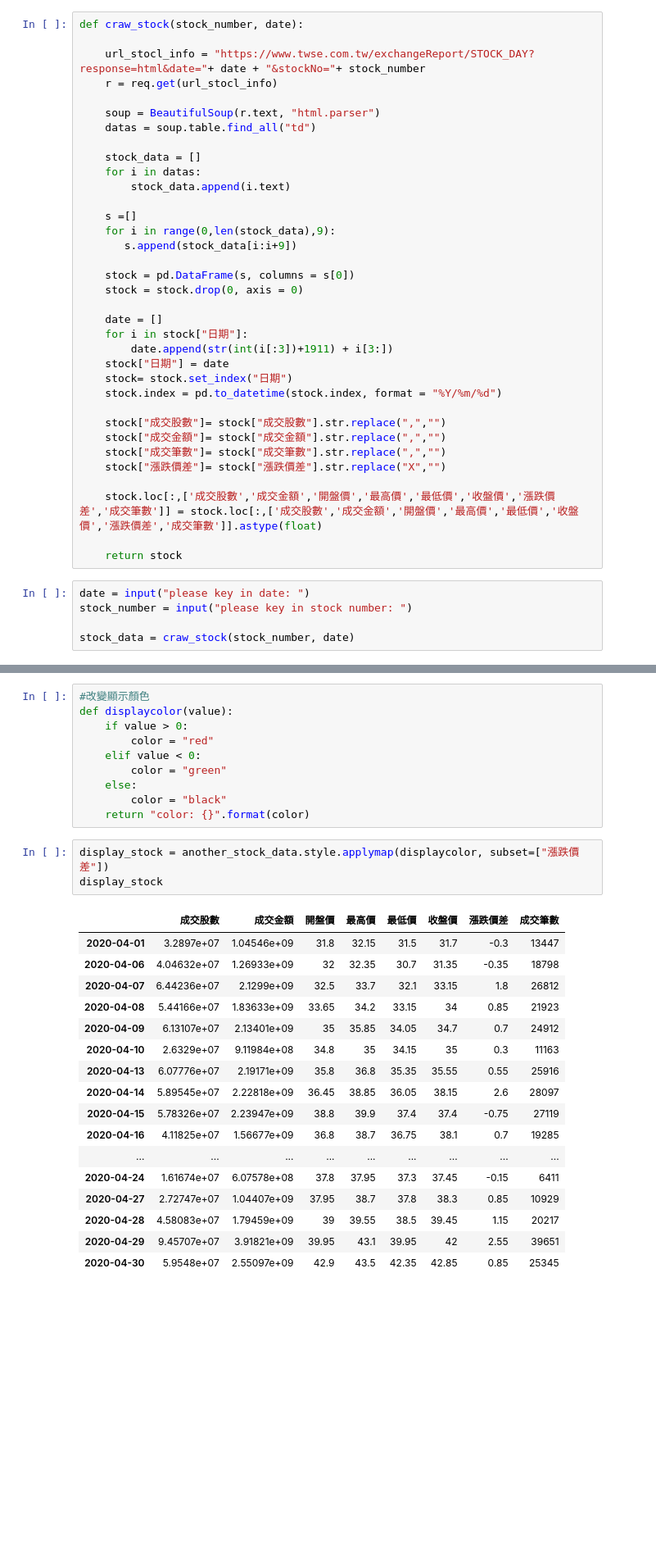
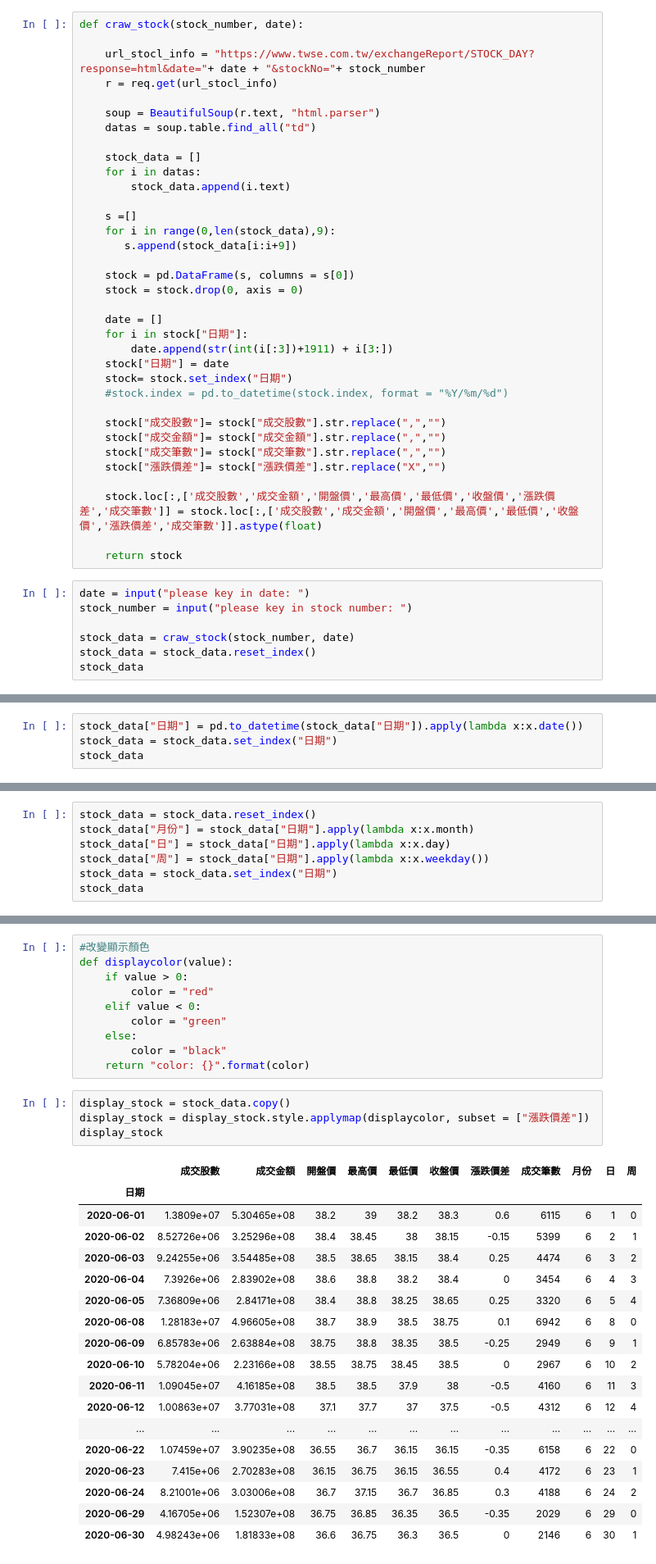
Before and after one commit to hungminchen/Stock_Price_Checking, a Jupyter notebook: 當月累積個股資訊.ipynb, the cells around one changed output, grey strips where cells are left out. Shown at 82% size. Saved outputs shown, nothing was run; the diff lists cells and outputs as text; blank space fills up the shorter version.

```diff
--- a/當月累積個股資訊.ipynb
+++ b/當月累積個股資訊.ipynb
@@ -38,7 +55,7 @@ def craw_stock(stock_number, date):
         date.append(str(int(i[:3])+1911) + i[3:])
     stock["日期"] = date
     stock= stock.set_index("日期")
-    stock.index = pd.to_datetime(stock.index, format = "%Y/%m/%d")
+    #stock.index = pd.to_datetime(stock.index, format = "%Y/%m/%d")
 
     stock["成交股數"]= stock["成交股數"].str.replace(",","")
     stock["成交金額"]= stock["成交金額"].str.replace(",","")
@@ -53,4 +70,6 @@ date = input("please key in date: ")
 stock_number = input("please key in stock number: ")
 
 stock_data = craw_stock(stock_number, date)
+stock_data = stock_data.reset_index()
+stock_data
 # %% [output]
@@ -92,0 +95,4 @@ Index([2020-04-01, 2020-04-06, 2020-04-07, 2020-04-08, 2020-04-09, 2020-04-10,
+# %%
+stock_data["日期"] = pd.to_datetime(stock_data["日期"]).apply(lambda x:x.date())
+stock_data = stock_data.set_index("日期")
+stock_data
@@ -92,0 +118,7 @@ Index([2020-04-01, 2020-04-06, 2020-04-07, 2020-04-08, 2020-04-09, 2020-04-10,
+# %%
+stock_data = stock_data.reset_index()
+stock_data["月份"] = stock_data["日期"].apply(lambda x:x.month)
+stock_data["日"] = stock_data["日期"].apply(lambda x:x.day)
+stock_data["周"] = stock_data["日期"].apply(lambda x:x.weekday())
+stock_data = stock_data.set_index("日期")
+stock_data
@@ -122,26 +206,28 @@ def displaycolor(value):
         color = "black"
     return "color: {}".format(color)
 # %%
-display_stock = another_stock_data.style.applymap(displaycolor, subset=["漲跌價差"])
+display_stock = stock_data.copy()
+display_stock = display_stock.style.applymap(displaycolor, subset = ["漲跌價差"])
 display_stock
 # %% [output]
-|  | 成交股數 | 成交金額 | 開盤價 | 最高價 | 最低價 | 收盤價 | 漲跌價差 | 成交筆數 |
-| 2020-04-01 | 3.2897e+07 | 1.04546e+09 | 31.8 | 32.15 | 31.5 | 31.7 | -0.3 | 13447 |
-| 2020-04-06 | 4.04632e+07 | 1.26933e+09 | 32 | 32.35 | 30.7 | 31.35 | -0.35 | 18798 |
-| 2020-04-07 | 6.44236e+07 | 2.1299e+09 | 32.5 | 33.7 | 32.1 | 33.15 | 1.8 | 26812 |
-| 2020-04-08 | 5.44166e+07 | 1.83633e+09 | 33.65 | 34.2 | 33.15 | 34 | 0.85 | 21923 |
-| 2020-04-09 | 6.13107e+07 | 2.13401e+09 | 35 | 35.85 | 34.05 | 34.7 | 0.7 | 24912 |
-| 2020-04-10 | 2.6329e+07 | 9.11984e+08 | 34.8 | 35 | 34.15 | 35 | 0.3 | 11163 |
-| 2020-04-13 | 6.07776e+07 | 2.19171e+09 | 35.8 | 36.8 | 35.35 | 35.55 | 0.55 | 25916 |
-| 2020-04-14 | 5.89545e+07 | 2.22818e+09 | 36.45 | 38.85 | 36.05 | 38.15 | 2.6 | 28097 |
-| 2020-04-15 | 5.78326e+07 | 2.23947e+09 | 38.8 | 39.9 | 37.4 | 37.4 | -0.75 | 27119 |
-| 2020-04-16 | 4.11825e+07 | 1.56677e+09 | 36.8 | 38.7 | 36.75 | 38.1 | 0.7 | 19285 |
-| ... | ... | ... | ... | ... | ... | ... | ... | ... |
-| 2020-04-24 | 1.61674e+07 | 6.07578e+08 | 37.8 | 37.95 | 37.3 | 37.45 | -0.15 | 6411 |
-| 2020-04-27 | 2.72747e+07 | 1.04407e+09 | 37.95 | 38.7 | 37.8 | 38.3 | 0.85 | 10929 |
-| 2020-04-28 | 4.58083e+07 | 1.79459e+09 | 39 | 39.55 | 38.5 | 39.45 | 1.15 | 20217 |
-| 2020-04-29 | 9.45707e+07 | 3.91821e+09 | 39.95 | 43.1 | 39.95 | 42 | 2.55 | 39651 |
-| 2020-04-30 | 5.9548e+07 | 2.55097e+09 | 42.9 | 43.5 | 42.35 | 42.85 | 0.85 | 25345 |
+|  | 成交股數 | 成交金額 | 開盤價 | 最高價 | 最低價 | 收盤價 | 漲跌價差 | 成交筆數 | 月份 | 日 | 周 |
+| 日期 |  |  |  |  |  |  |  |  |  |  |  |
+| 2020-06-01 | 1.3809e+07 | 5.30465e+08 | 38.2 | 39 | 38.2 | 38.3 | 0.6 | 6115 | 6 | 1 | 0 |
+| 2020-06-02 | 8.52726e+06 | 3.25296e+08 | 38.4 | 38.45 | 38 | 38.15 | -0.15 | 5399 | 6 | 2 | 1 |
+| 2020-06-03 | 9.24255e+06 | 3.54485e+08 | 38.5 | 38.65 | 38.15 | 38.4 | 0.25 | 4474 | 6 | 3 | 2 |
+| 2020-06-04 | 7.3926e+06 | 2.83902e+08 | 38.6 | 38.8 | 38.2 | 38.4 | 0 | 3454 | 6 | 4 | 3 |
+| 2020-06-05 | 7.36809e+06 | 2.84171e+08 | 38.4 | 38.8 | 38.25 | 38.65 | 0.25 | 3320 | 6 | 5 | 4 |
+| 2020-06-08 | 1.28183e+07 | 4.96605e+08 | 38.7 | 38.9 | 38.5 | 38.75 | 0.1 | 6942 | 6 | 8 | 0 |
+| 2020-06-09 | 6.85783e+06 | 2.63884e+08 | 38.75 | 38.8 | 38.35 | 38.5 | -0.25 | 2949 | 6 | 9 | 1 |
+| 2020-06-10 | 5.78204e+06 | 2.23166e+08 | 38.55 | 38.75 | 38.45 | 38.5 | 0 | 2967 | 6 | 10 | 2 |
+| 2020-06-11 | 1.09045e+07 | 4.16185e+08 | 38.5 | 38.5 | 37.9 | 38 | -0.5 | 4160 | 6 | 11 | 3 |
+| 2020-06-12 | 1.00863e+07 | 3.77031e+08 | 37.1 | 37.7 | 37 | 37.5 | -0.5 | 4312 | 6 | 12 | 4 |
+| ... | ... | ... | ... | ... | ... | ... | ... | ... | ... | ... | ... |
+| 2020-06-22 | 1.07459e+07 | 3.90235e+08 | 36.55 | 36.7 | 36.15 | 36.15 | -0.35 | 6158 | 6 | 22 | 0 |
+| 2020-06-23 | 7.415e+06 | 2.70283e+08 | 36.15 | 36.75 | 36.15 | 36.55 | 0.4 | 4172 | 6 | 23 | 1 |
+| 2020-06-24 | 8.21001e+06 | 3.03006e+08 | 36.7 | 37.15 | 36.7 | 36.85 | 0.3 | 4188 | 6 | 24 | 2 |
+| 2020-06-29 | 4.16705e+06 | 1.52307e+08 | 36.75 | 36.85 | 36.35 | 36.5 | -0.35 | 2029 | 6 | 29 | 0 |
+| 2020-06-30 | 4.98243e+06 | 1.81833e+08 | 36.6 | 36.75 | 36.3 | 36.5 | 0 | 2146 | 6 | 30 | 1 |
 # %% [markdown]
 # 用read_html的方式直接讀取
 # %%
```
Also changed, not shown: parts of 37 cells of this notebook, 2 other files.
